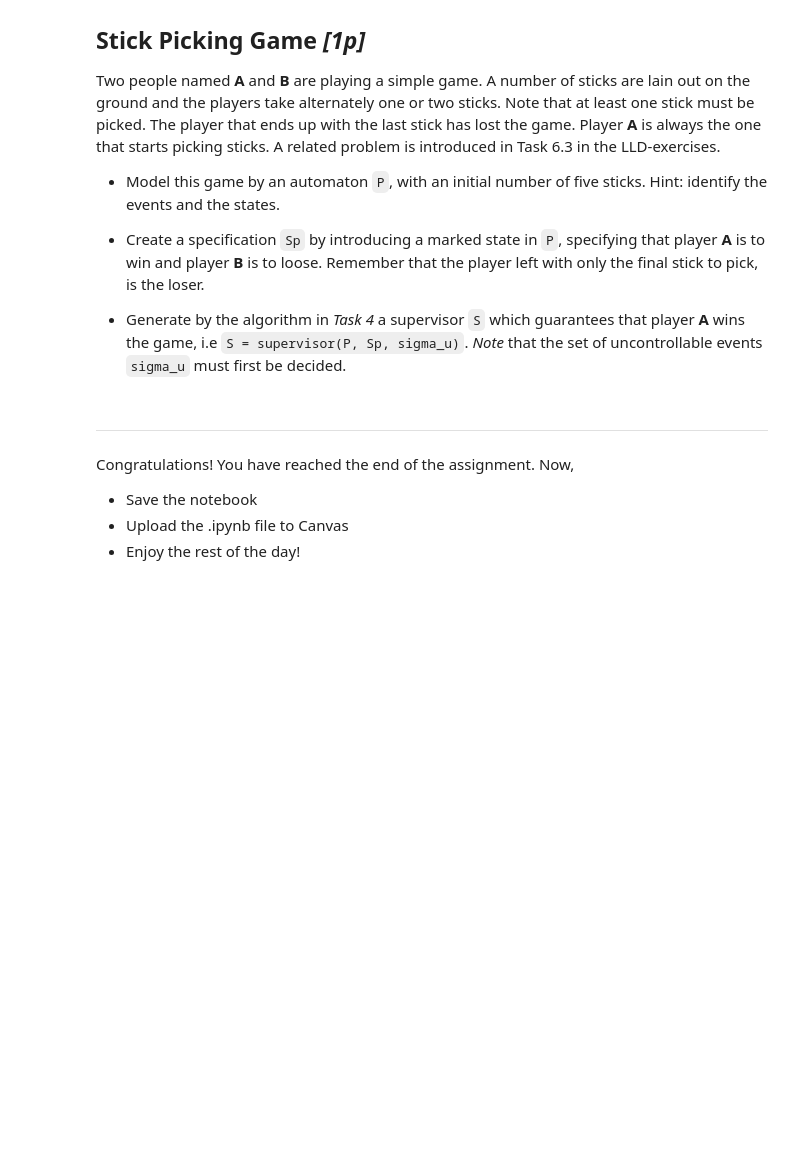
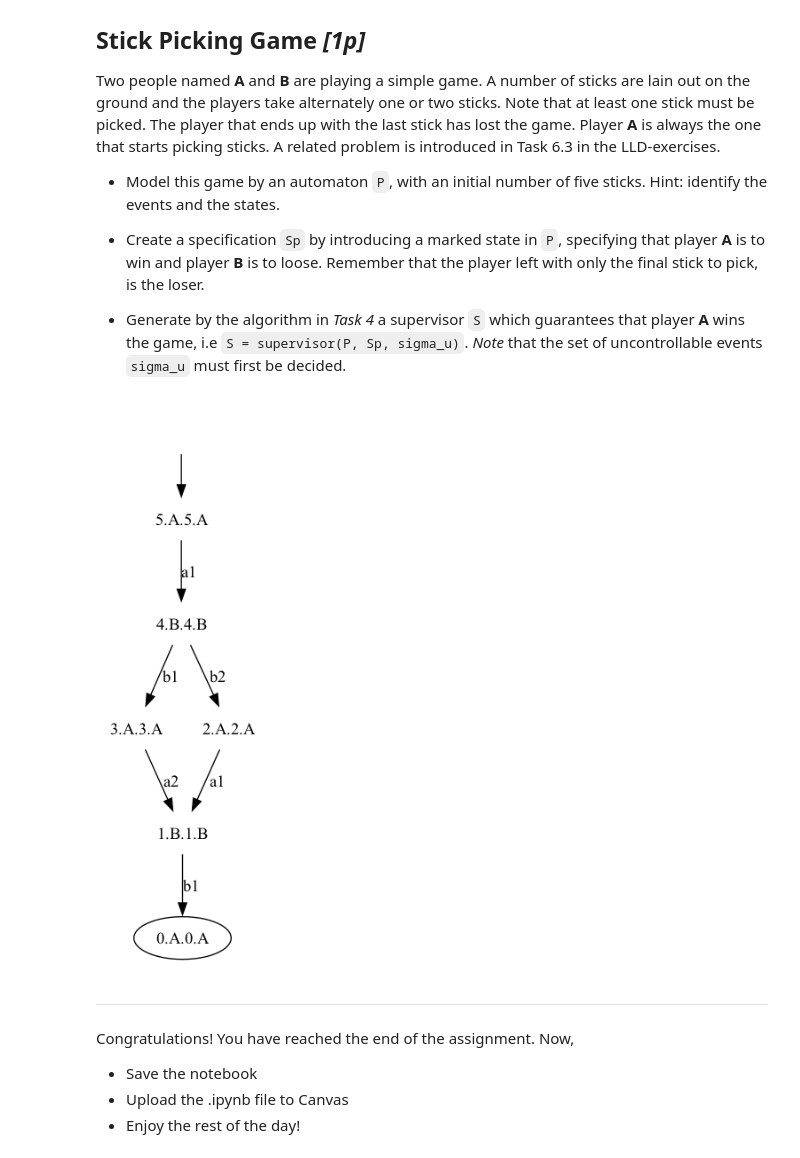
Before and after one commit to baitware/AssignmentsLP1, a Jupyter notebook: SSY165/assignment1/sync_and_synth.ipynb, the cells around one changed output. Cells and saved outputs as stored; diff of their text form; code cells hidden in the pictures; blank space fills up the shorter version.

```diff
--- a/SSY165/assignment1/sync_and_synth.ipynb
+++ b/SSY165/assignment1/sync_and_synth.ipynb
@@ -967,16 +915,3 @@ def validate_inputs(trans, source, events):
 
     assert type(events) is set
     assert all(type(e) in (str, int) for e in events)
-# %%
-# Now implement the function in code
-def supervisor(P, Sp, sigma_u):
-    """
-    Generates a nonblocking and controllable supervisor for the synchronized system P||Sp.
-
-    :param P: automaton of the plant
-    :param Sp: automaton of the specification
-    :param sigma_u: set of uncontrollable events
-    """
-    # YOUR CODE HERE
-    raise NotImplementedError()
-    return S
@@ -1136,3 +1200,31 @@ plot_automaton(S, 'S_3_15')
+# %%
+# YOUR CODE HERE
+# Build P (the game rules)
+states = {f"{n}.A" for n in range(6)} | {f"{n}.B" for n in range(6)}
+init = "5.A"
+events = {"a1", "a2", "b1", "b2"}
+trans = set()
+
+for n in range(6):
+    if n >= 1:
+        trans.add(Transition(f"{n}.A", "a1", f"{n-1}.B"))
+        trans.add(Transition(f"{n}.B", "b1", f"{n-1}.A"))
+    if n >= 2:
+        trans.add(Transition(f"{n}.A", "a2", f"{n-2}.B"))
+        trans.add(Transition(f"{n}.B", "b2", f"{n-2}.A"))
+
+P = Automaton(states=states, init=init, events=events, trans=trans)
+
+# Specification: A wins at 0.A (0 sticks left, A:s turn to pick)
+Sp = Automaton(states=states, init=init, events=events, trans=trans, marked={"0.A"})
+
+# Uncontrollable: B's moves
+sigma_u = {"b1", "b2"}
+
+S = supervisor(P, Sp, sigma_u)
+plot_automaton(S, 'S_3_15')
+# %% [output]
+[figure, added]
 # %%
 assert type(P) is Automaton
 assert type(Sp) is Automaton
```
Also changed, not shown: parts of 9 cells of this notebook, 5 other files.
